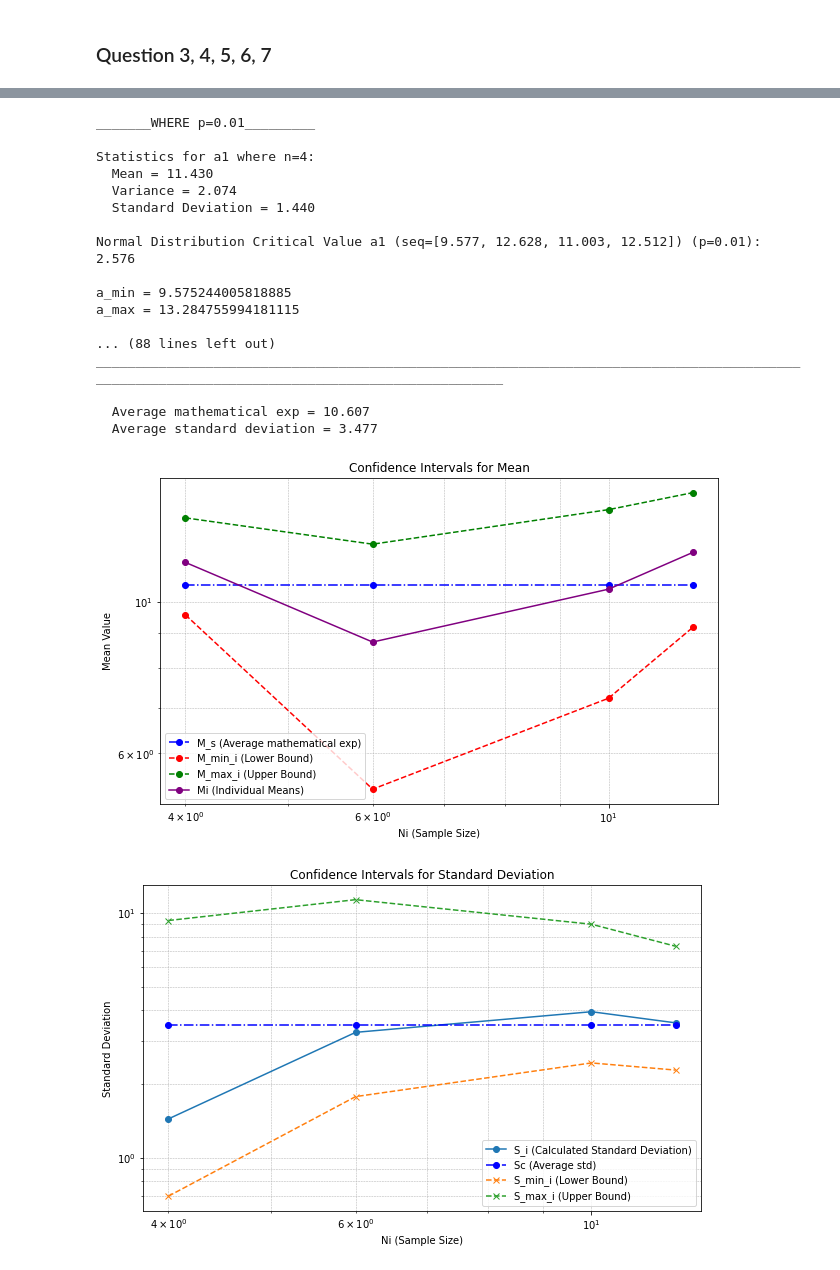
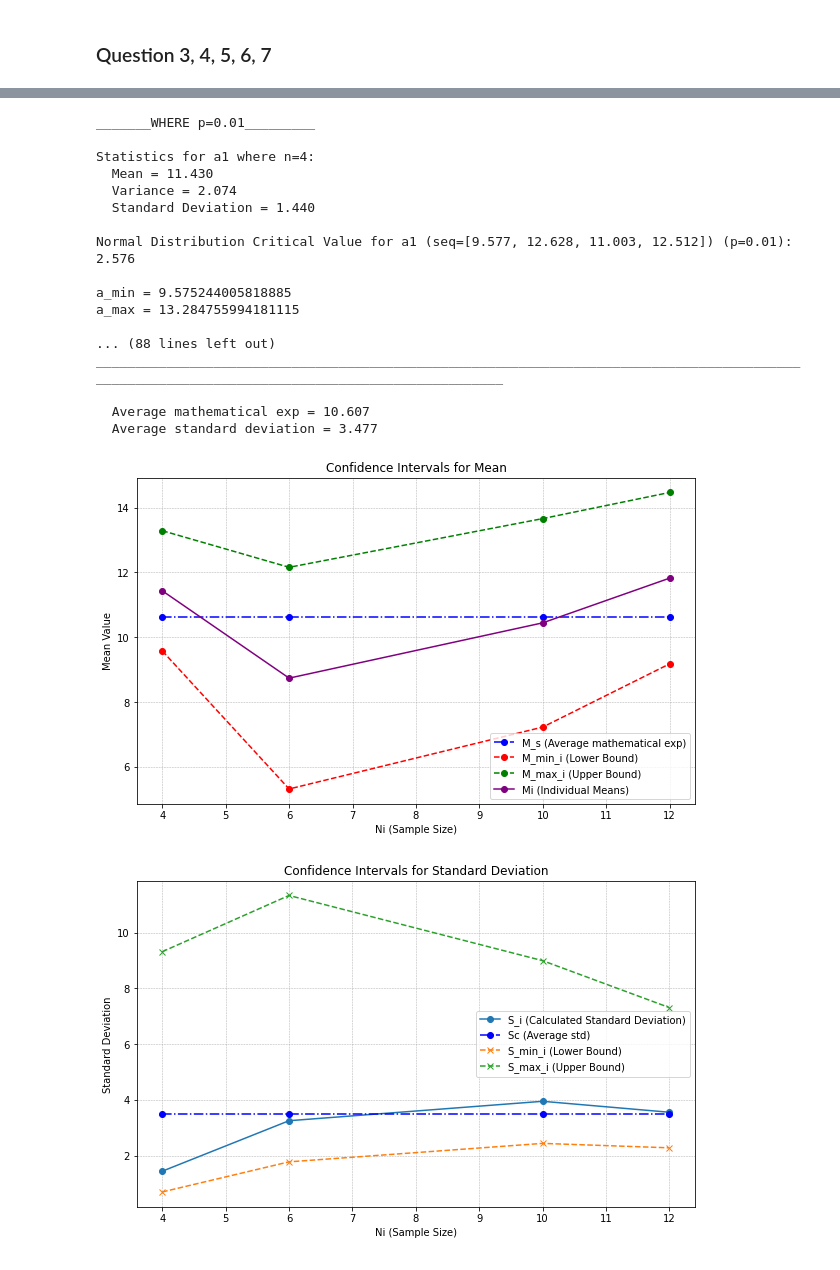
Before and after one commit to KNyathi/Applied-Statistics, a Jupyter notebook: practicl_5.ipynb, the cells around one changed output, grey strips where cells are left out. Cells and saved outputs as stored; diff of their text form; code cells hidden in the pictures.

Commit message:
change graph scale from log to linear

```diff
--- a/practicl_5.ipynb
+++ b/practicl_5.ipynb
@@ -53,8 +53,8 @@ def draw_graph_mat_exp(n_values, mat_values, lower_bounds, upper_bounds, individ
     plt.plot(n_values, upper_bounds, marker='o', linestyle='--', label="M_max_i (Upper Bound)", color="green")
     plt.plot(n_values, individual_means, marker='o', label="Mi (Individual Means)", color="purple")
 
-    plt.xscale('log')
-    plt.yscale('log')
+    plt.xscale('linear')
+    plt.yscale('linear')
     plt.xlabel('Ni (Sample Size)')
     plt.ylabel('Mean Value')
     plt.title('Confidence Intervals for Mean')
@@ -70,8 +70,8 @@ def draw_graph_std(n_values, individual_std, std_values, std_min_intervals, std_
     plt.plot(n_values, std_values, marker='o', linestyle='dashdot', label="Sc (Average std)", color="blue")
     plt.plot(n_values, std_min_intervals, marker='x', linestyle='--', label='S_min_i (Lower Bound)')
     plt.plot(n_values, std_max_intervals, marker='x', linestyle='--', label='S_max_i (Upper Bound)')
-    plt.xscale('log')
-    plt.yscale('log')
+    plt.xscale('linear')
+    plt.yscale('linear')
 
     plt.xlabel('Ni (Sample Size)')
     plt.ylabel('Standard Deviation')
@@ -92,8 +92,6 @@ p_values = [0.1, 0.05, 0.02, 0.01]
 
 for p in p_values:
     print(f"_______WHERE p={p}_________\n")
-    # Calculate and print statistics for each sequence
-    exp_values = []
 
     # Calculate statistics and confidence intervals for each sequence
     lower_bounds = []
@@ -112,7 +110,6 @@ for p in p_values:
         individual_means.append(mean)
         individual_std.append(std_dev)
 
-        #mean_of_means = sum(exp_values)/len(exp_values)
 
         print(f"Statistics for a{i} where n={n}:")
         print(f"  Mean = {mean:.3f}")
@@ -125,7 +122,7 @@ for p in p_values:
         normal_quantile = norm.ppf(1 - p / 2)
         a_min = mean - normal_quantile * (std_dev / math.sqrt(n))
         a_max = mean + normal_quantile * (std_dev / math.sqrt(n))
-        print(f"Normal Distribution Critical Value a{i} (seq={seq}) (p={p}): {normal_quantile:.3f} \n")
+        print(f"Normal Distribution Critical Value for a{i} (seq={seq}) (p={p}): {normal_quantile:.3f} \n")
         print(f"a_min = {a_min}")
         print(f"a_max = {a_max} \n")
 
@@ -254,19 +251,19 @@ ________________________________________________________________________________
 _______WHERE p=0.01_________
 
 Statistics for a1 where n=4:
   Mean = 11.430
   Variance = 2.074
   Standard Deviation = 1.440
 
-Normal Distribution Critical Value a1 (seq=[9.577, 12.628, 11.003, 12.512]) (p=0.01): 2.576
+Normal Distribution Critical Value for a1 (seq=[9.577, 12.628, 11.003, 12.512]) (p=0.01): 2.576
 
 a_min = 9.575244005818885
 a_max = 13.284755994181115
 
 ... (88 lines left out)
 ______________________________________________________________________________________________________________________________________________
 
   Average mathematical exp = 10.607
   Average standard deviation = 3.477
-[figure, old version]
+[figure, new version]
-[figure, old version]
+[figure, new version]
```
Also changed, not shown: parts of 1 cell of this notebook.
